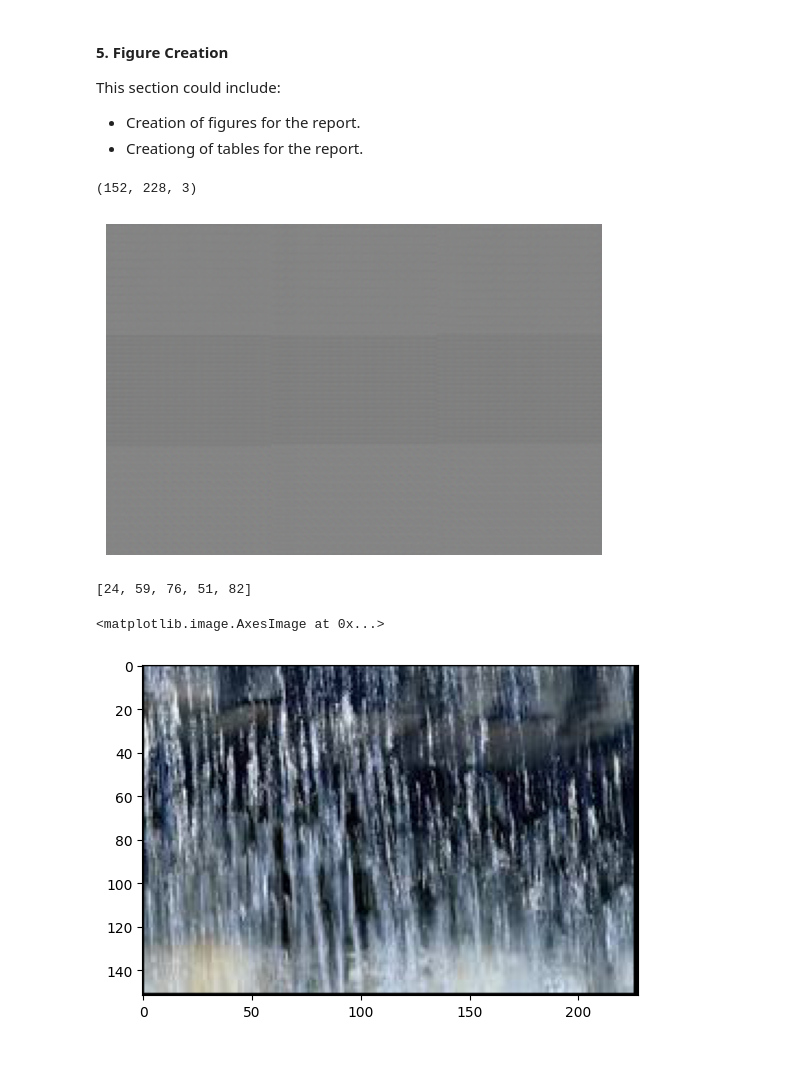
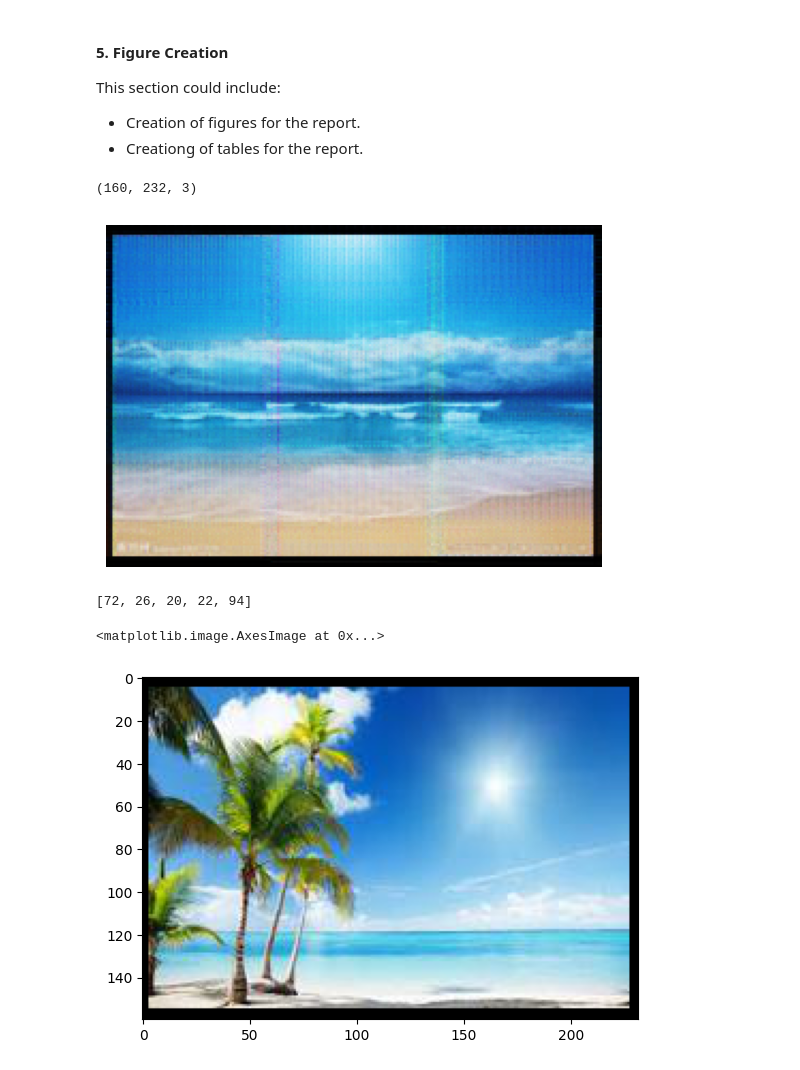
Before and after one commit to sup5610/Autoencoder, a Jupyter notebook: Autoencoder.ipynb, the cells around one changed output. Saved outputs shown, nothing was run; the diff lists cells and outputs as text; code cells hidden in the pictures.

```diff
--- a/Autoencoder.ipynb
+++ b/Autoencoder.ipynb
@@ -34,16 +45,16 @@ This section could include:
 # %%
 # load images
 images1 = np.load("subset_1.npy")
-# images2 = np.load("subset_2.npy")
-# images3 = np.load("subset_3.npy")
+images2 = np.load("subset_2.npy")
+images3 = np.load("subset_3.npy")
 
-# images = np.array(list(images1) + list(images2) + list(images3))
+images = np.array(list(images1) + list(images2) + list(images3))
 # add padding
 def pad(images):
     padded_images = []
     for i in range(len(images)):
         img = np.reshape(images[i], (150, 225, 3))
-        padded = cv2.copyMakeBorder(img, 1, 1, 1, 2, borderType = cv2.BORDER_CONSTANT, value = [0, 0, 0])
+        padded = cv2.copyMakeBorder(img, PAD_LEFT, PAD_RIGHT, PAD_TOP, PAD_BOTTOM, borderType = cv2.BORDER_CONSTANT, value = [0, 0, 0])
         padded_images.append(padded)
 
     images = np.array(padded_images)
@@ -54,7 +65,7 @@ images = pad(images1)
 num_images = images.shape[0]
 training_samples = int((0.75 * num_images) // 1)
 
-images = images.reshape(-1, 3, 152, 228)
+images = images.reshape(-1, 3, P_HEIGHT, P_WIDTH)
 np.random.shuffle(images)
 
 train_data = images[:training_samples] / 255.
@@ -78,10 +89,6 @@ class Autoencoder(nn.Module):
         super(Autoencoder, self).__init__()
         self.encoder = encoder
         self.network_parameters = network_parameters
-        # if network_parameters == ():
-        #     self.network_parameters = None
-        # else:
-        #     self.network_parameters = network_parameters
 
         # If network parameters are provided, use them to create the model
         if self.encoder:
@@ -102,17 +109,23 @@ class Autoencoder(nn.Module):
     def create_model(self):
         if self.encoder:
             model = nn.Sequential(
-                nn.Conv2d(in_channels = 3, out_channels = 8, kernel_size = 2, stride = 2, padding = 0),
+                nn.Conv2d(in_channels = 3, out_channels = FIRST, kernel_size = 2, stride = 2, padding = 0),
                 nn.LeakyReLU(0.01),
 
-                nn.Conv2d(in_channels = 8, out_channels = 16, kernel_size = 2, stride = 2, padding = 0),
+                nn.Conv2d(in_channels = FIRST, out_channels = SECOND, kernel_size = 2, stride = 2, padding = 0),
+                nn.LeakyReLU(0.01),
+
+                nn.Conv2d(in_channels = SECOND, out_channels = THIRD, kernel_size = 2, stride = 2, padding = 0),
             )
         else:
             model = nn.Sequential(
-                nn.ConvTranspose2d(in_channels = 16, out_channels = 8, kernel_size = 2, stride = 2, padding = 0),
+                nn.ConvTranspose2d(in_channels = THIRD, out_channels = SECOND, kernel_size = 2, stride = 2, padding = 0),
                 nn.LeakyReLU(0.01),
 
-                nn.ConvTranspose2d(in_channels = 8, out_channels = 3, kernel_size = 2, stride = 2, padding = 0),
+                nn.ConvTranspose2d(in_channels = SECOND, out_channels = FIRST, kernel_size = 2, stride = 2, padding = 0),
+                nn.LeakyReLU(0.01),
+
+                nn.ConvTranspose2d(in_channels = FIRST, out_channels = 3, kernel_size = 2, stride = 2, padding = 0),
                 nn.Sigmoid()
             )
 
@@ -131,8 +144,8 @@ class Autoencoder(nn.Module):
         original_size = image.nbytes
         print("Original image size:", original_size / 1e6, "MB")
         image = np.reshape(image, (150, 225, 3)) / 255.
-        image_data = cv2.copyMakeBorder(image, 1, 1, 1, 2, borderType = cv2.BORDER_CONSTANT, value = [0, 0, 0])
-        image_data = image_data.reshape(3, 152, 228)
+        image_data = cv2.copyMakeBorder(image, PAD_LEFT, PAD_RIGHT, PAD_TOP, PAD_BOTTOM, borderType = cv2.BORDER_CONSTANT, value = [0, 0, 0])
+        image_data = image_data.reshape(3, P_HEIGHT, P_WIDTH)
         data = torch.tensor(image_data, dtype = torch.float32)
         data = data.to(DEVICE)
         output = self.enc(data)
@@ -149,7 +162,7 @@ class Autoencoder(nn.Module):
         output = self.dec(data)
         output = output.cpu().detach().numpy()
         output_image = (output * 255).astype(np.uint8)
-        output_image = np.reshape(output_image, (152, 228, 3))
+        output_image = np.reshape(output_image, (P_HEIGHT, P_WIDTH, 3))
 
         return output_image
 # %% [markdown]
@@ -207,7 +220,7 @@ decoder = Autoencoder(False)
 
 # Train autoencoder and decoder
 lr = 0.0001 # 0.0001
-epochs = 1 # 100
+epochs = 800 # 100
 trainer = AutoencoderTrainer(encoder, decoder, lr)
 trainer.train(epochs)
 # %% [output]
@@ -262,30 +295,30 @@ imgs = trainer.test()
 
 for i in range(len(imgs)):
     imgs[i] = (imgs[i].detach().cpu().numpy() * 255).astype(np.uint8)
-    imgs[i] = np.reshape(imgs[i].flatten(), (152, 228, 3))
+    imgs[i] = np.reshape(imgs[i].flatten(), (P_HEIGHT, P_WIDTH, 3))
 
 print(imgs[0].shape)
 # %% [output]
-(152, 228, 3)
+(160, 232, 3)
 # %%
 # display original image then autoencoded image (1 second delay)
 image_indexes = []
 for i in range(5):
     num = np.random.randint(0, len(test_data) - 1)
     image_indexes.append(num)
     clear_output(wait = True)
-    plt.imshow(np.reshape((test_data[num].numpy() * 255).astype(np.uint8), (152, 228, 3)))
+    plt.imshow(np.reshape((test_data[num].numpy() * 255).astype(np.uint8), (P_HEIGHT, P_WIDTH, 3)))
     plt.axis("off")
     plt.show()
     time.sleep(1)
     clear_output(wait = True)
     plt.imshow(imgs[num])
     plt.axis("off")
     plt.show()
     time.sleep(1)
 print(image_indexes)
 # %% [output]
-[figure, old version]
+[figure, new version]
-[24, 59, 76, 51, 82]
+[72, 26, 20, 22, 94]
 # %%
 # Compare a specific image vs autoencoded image from the test dataset
@@ -293,8 +326,8 @@ IMAGE_NUMBER = 10
 # %%
-plt.imshow(np.reshape((test_data[IMAGE_NUMBER].numpy() * 255).astype(np.uint8), (152, 228, 3)))
+plt.imshow(np.reshape((test_data[IMAGE_NUMBER].numpy() * 255).astype(np.uint8), (P_HEIGHT, P_WIDTH, 3)))
 # %% [output]
 <matplotlib.image.AxesImage at 0x...>
-[figure, old version]
+[figure, new version]
 # %%
 [plt.imshow(imgs[IMAGE_NUMBER])]
 # %% [output]
```
Also changed, not shown: parts of 8 cells of this notebook, 4 other files.
